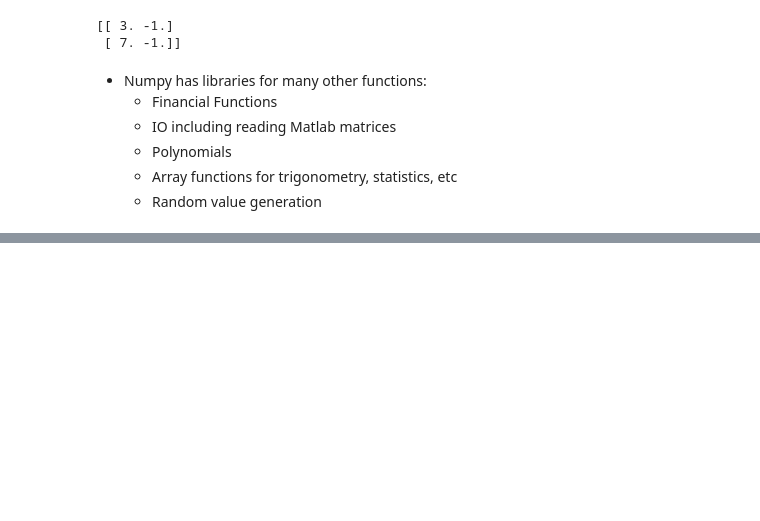
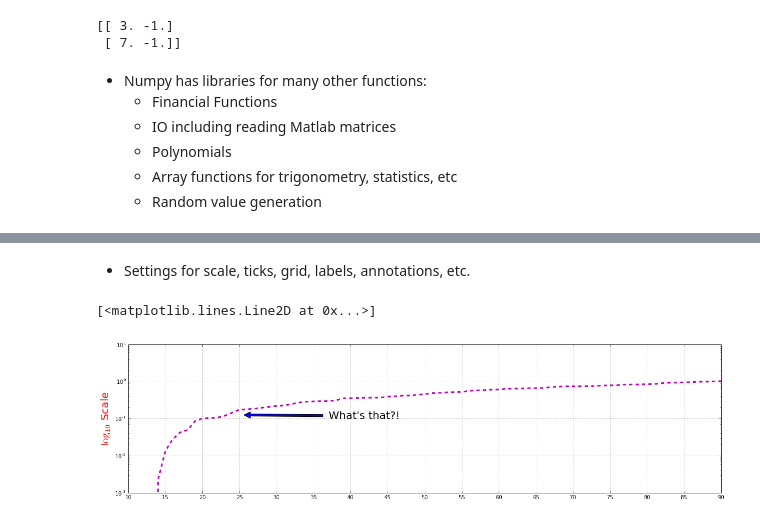
Before and after one commit to ericspod/Python-Talk, a Jupyter notebook: Presentation.ipynb, the cells around one changed output, grey strips where cells are left out. Drawn from its saved outputs; the diff is of its cells as text; code cells hidden in the pictures; blank space fills up the shorter version.

```diff
--- a/Presentation.ipynb
+++ b/Presentation.ipynb
@@ -1035,0 +1087,16 @@ print np.fft.hfft([[1,2],[3,4]]) # hermitian FFT
+# %% [markdown]
+ * Settings for scale, ticks, grid, labels, annotations, etc.
+# %%
+y=np.sort(np.random.normal(0.5, 0.5, 100))
+plt.figure(figsize=(20,5))
+plt.ylabel('$\log_{10}$ Scale',fontsize=20,color='red') # latex in labels
+plt.yscale('log') # logarithmic scale
+plt.xticks(np.arange(0,len(y),5)) # ticks every 5
+plt.grid(True)
+plt.xlim(10,90) # limit x axis to range [10,90]
+plt.annotate("What's that?!",xy=(25,0.125),xytext=(37,0.1),\
+             fontsize=20,arrowprops={'shrink':0.05})
+plt.plot(np.arange(len(y)),y,'m--',linewidth=3) # magenta dashed line
+# %% [output]
+[<matplotlib.lines.Line2D at 0x...>]
+[figure, added]
```
Also changed, not shown: parts of 16 cells of this notebook, 1 other file.
